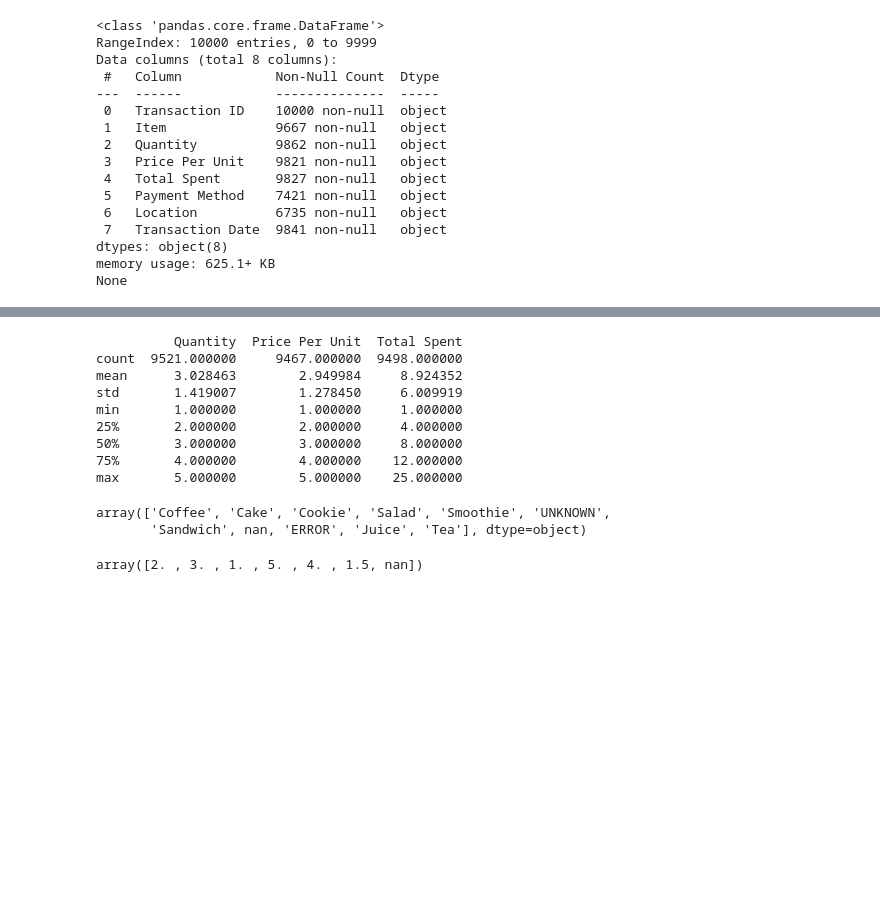
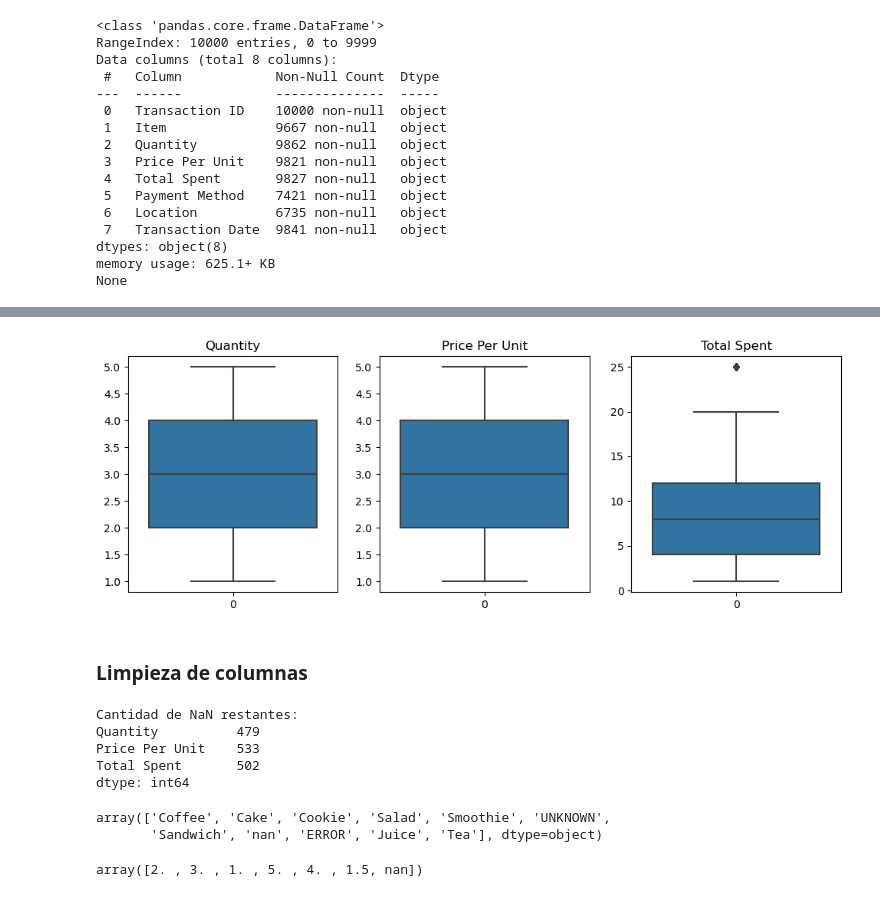
Before and after one commit to florgalarza/cafe_sales, a Jupyter notebook: cafe_sales_project.ipynb, the cells around one changed output, grey strips where cells are left out. Saved outputs shown, nothing was run; the diff lists cells and outputs as text; code cells hidden in the pictures; blank space fills up the shorter version.

```diff
--- a/cafe_sales_project.ipynb
+++ b/cafe_sales_project.ipynb
@@ -63,16 +105,25 @@ dtype: int64
+# %%
+for col in df.select_dtypes(include='object').columns:
+    df[col] = df[col].astype(str).str.strip()
 # %%
 df['Quantity'] = pd.to_numeric(df['Quantity'], errors='coerce')
 df['Price Per Unit'] = pd.to_numeric(df['Price Per Unit'], errors='coerce')
 df['Total Spent'] = pd.to_numeric(df['Total Spent'], errors='coerce')
-# %%
-print(df.describe())
-# %% [output]
-          Quantity  Price Per Unit  Total Spent
-count  9521.000000     9467.000000  9498.000000
-mean      3.028463        2.949984     8.924352
-std       1.419007        1.278450     6.009919
-min       1.000000        1.000000     1.000000
-25%       2.000000        2.000000     4.000000
-50%       3.000000        3.000000     8.000000
-75%       4.000000        4.000000    12.000000
-max       5.000000        5.000000    25.000000
+# %%
+#Boxplot de outliers
+plt.figure(figsize=(12,4))
+plt.subplot(1,3,1)
+sns.boxplot(df['Quantity'])
+plt.title('Quantity')
+
+plt.subplot(1,3,2)
+sns.boxplot(df['Price Per Unit'])
+plt.title('Price Per Unit')
+
+plt.subplot(1,3,3)
+sns.boxplot(df['Total Spent'])
+plt.title('Total Spent')
+
+plt.show()
+# %% [output]
+[figure, added]
@@ -79,8 +151,19 @@ max       5.000000        5.000000    25.000000
+# %% [markdown]
+### Limpieza de columnas
+# %%
+print("Cantidad de NaN restantes:")
+print(df[['Quantity', 'Price Per Unit', 'Total Spent']].isna().sum())
+# %% [output]
+Cantidad de NaN restantes:
+Quantity          479
+Price Per Unit    533
+Total Spent       502
+dtype: int64
 # %%
 df['Item'].unique()
 # %% [output]
 array(['Coffee', 'Cake', 'Cookie', 'Salad', 'Smoothie', 'UNKNOWN',
-       'Sandwich', nan, 'ERROR', 'Juice', 'Tea'], dtype=object)
+       'Sandwich', 'nan', 'ERROR', 'Juice', 'Tea'], dtype=object)
 # %%
 df['Price Per Unit'].unique()
 # %% [output]
```
Also changed, not shown: parts of 22 cells of this notebook.
